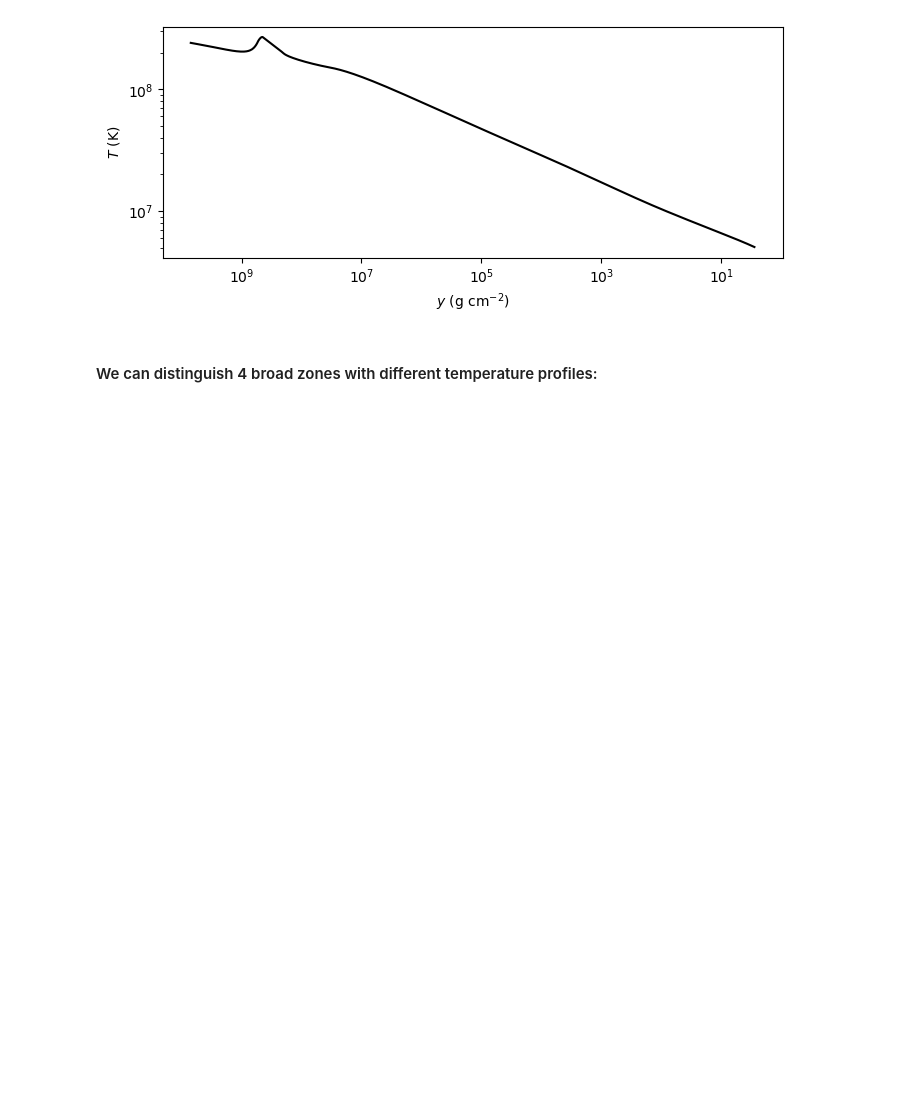
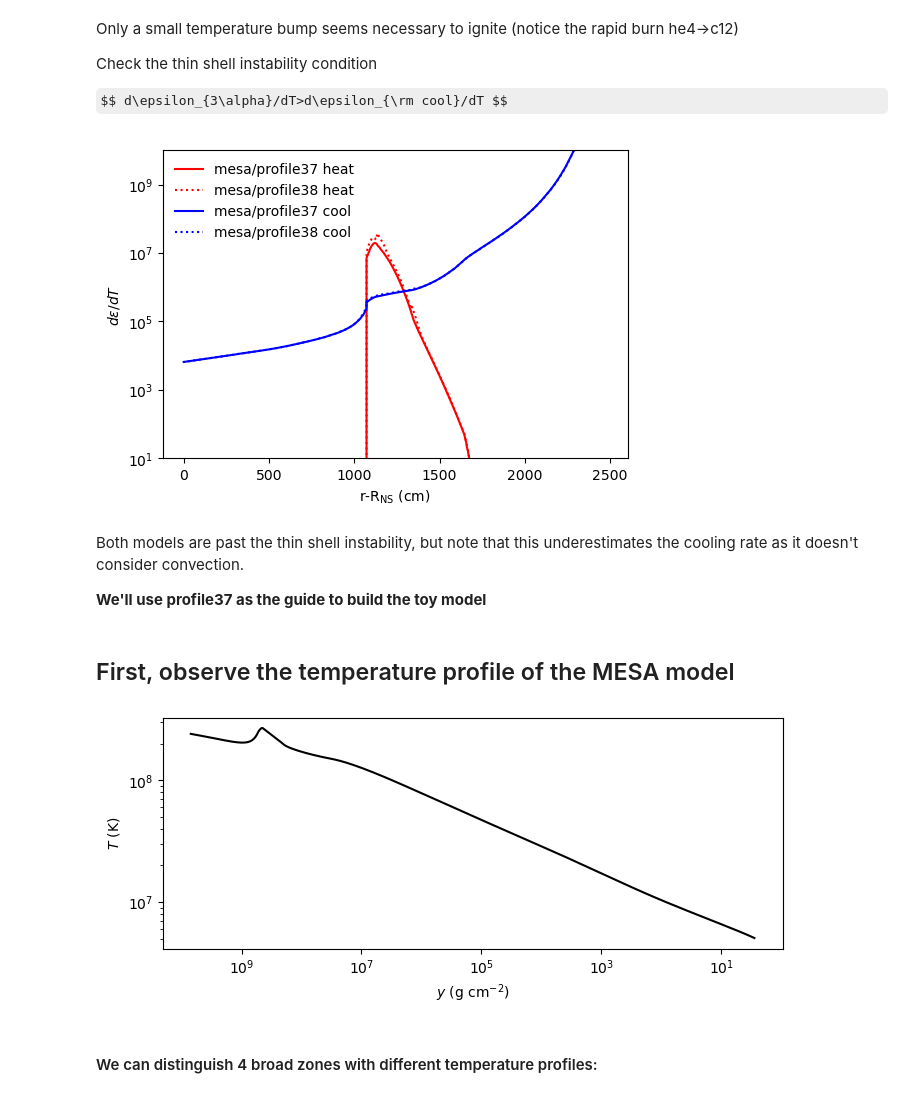
Before and after one commit to AMReX-Astro/MAESTROeX, a Jupyter notebook: Exec/science/xrb_layered/create_initial_model/Initial_Model.ipynb, the cells around one changed output. Saved outputs shown, nothing was run; the diff lists cells and outputs as text; code cells hidden in the pictures; some formulas as TeX source; blank space fills up the shorter version.

```diff
--- a/Exec/science/xrb_layered/create_initial_model/Initial_Model.ipynb
+++ b/Exec/science/xrb_layered/create_initial_model/Initial_Model.ipynb
@@ -7,3 +63,49 @@ We describe the reasoning for how to build the model used in xrb_layered. The to
+# %% [markdown]
+Only a small temperature bump seems necessary to ignite (notice the rapid burn he4->c12)
+
+Check the thin shell instability condition
+
+$$ d\epsilon_{3\alpha}/dT>d\epsilon_{\rm cool}/dT $$
+# %%
+# Constants (cgs)
+G = 6.6726e-8
+c = 2.99792458e10
+arad = 7.5657e-15
+Msun = 1.989e33
+
+def dheat_dT(rho,T,Y):
+    T9 = T/1e9
+    eps_3alpha = 5.1e8 * rho**2 * Y**3 / T9**2 * np.exp(-4.4027/T9) # Hansen & Kawaler Eq. 6.80
+    return eps_3alpha / 1e9 * (-3/T9 + 4.4027/T9**2)
+
+g = G*1.4*Msun/12e5**2
+# print(g/1e14)
+
+def dcool_dT(T,kappa,y):
+    eps_cool = arad*c*T**4 / (3*kappa*y**2)
+    return 4*eps_cool/T
+
+plt.figure(figsize=(6,4))
+plt.xlabel(r'r-R$_{\rm NS}$ (cm)')
+plt.ylabel(r'$d\epsilon/dT$')
+plt.semilogy(prof1.R_cm-12e5, dheat_dT(prof1.Rho,prof1.T,prof1.he4), 'r-', label=f'{name1} heat')
+plt.semilogy(prof2.R_cm-12e5, dheat_dT(prof2.Rho,prof2.T,prof2.he4), 'r:', label=f'{name2} heat')
+
+plt.semilogy(prof1.R_cm-12e5, dcool_dT(prof1.T,prof1.opacity,prof1.column_depth), 'b-', label=f'{name1} cool')
+plt.semilogy(prof2.R_cm-12e5, dcool_dT(prof2.T,prof2.opacity,prof2.column_depth), 'b:', label=f'{name2} cool')
+
+plt.legend(loc=2, frameon=False)
+
+plt.ylim([1e1,1e10])
+plt.show()
+# %% [output]
+[figure, added]
+# %% [markdown]
+Both models are past the thin shell instability, but note that this underestimates the cooling rate as it doesn't consider convection.
+
+**We'll use profile37 as the guide to build the toy model**
+# %% [markdown]
+## First, observe the temperature profile of the MESA model
 # %%
 import numpy as np
 import matplotlib as mpl
```
Also changed, not shown: parts of 5 cells of this notebook, 9 other files.
